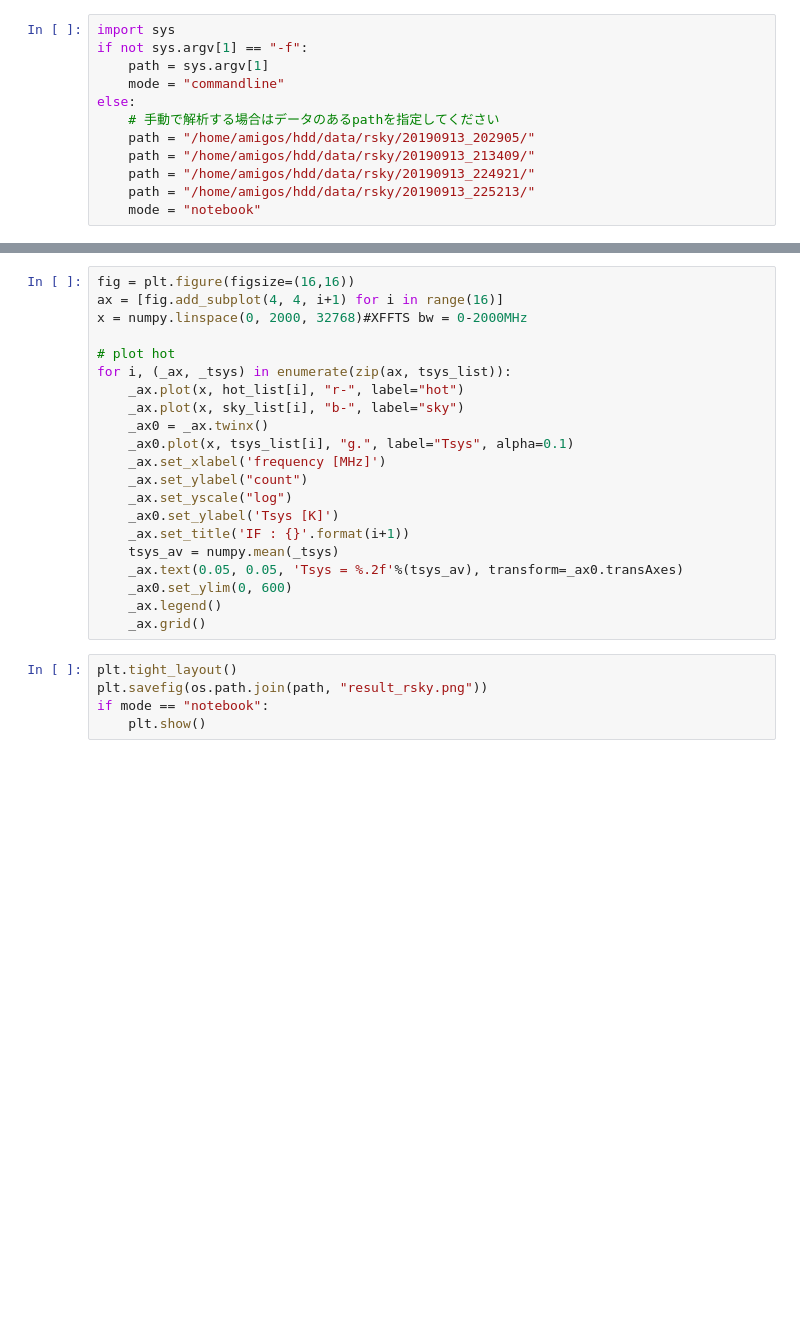
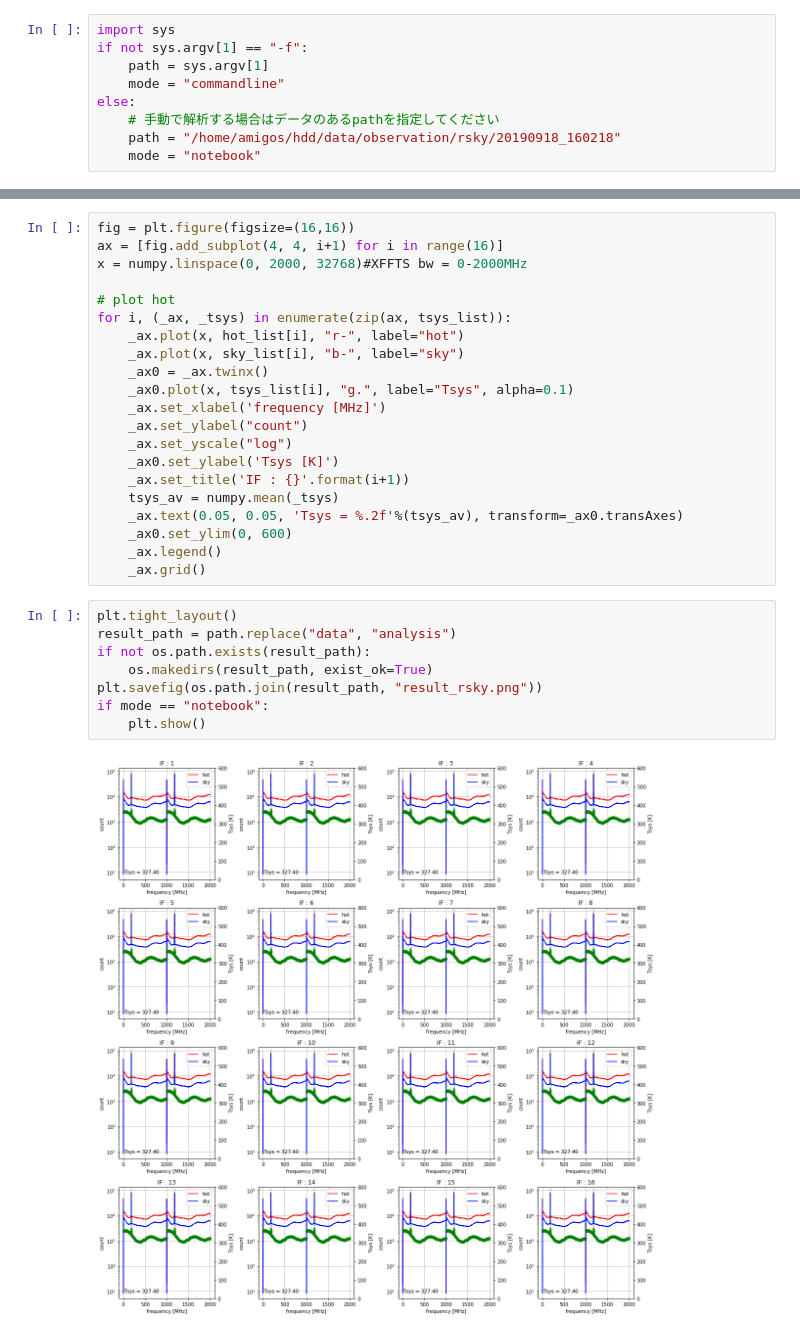
Before and after one commit to nanten2/analy_n2data, a Jupyter notebook: notebook/rsky.ipynb, the cells around one changed output, grey strips where cells are left out. Drawn from its saved outputs; the diff is of its cells as text; blank space fills up the shorter version.

```diff
--- a/notebook/rsky.ipynb
+++ b/notebook/rsky.ipynb
@@ -5,10 +5,7 @@ if not sys.argv[1] == "-f":
     mode = "commandline"
 else:
     # 手動で解析する場合はデータのあるpathを指定してください
-    path = "/home/amigos/hdd/data/rsky/20190913_202905/"
-    path = "/home/amigos/hdd/data/rsky/20190913_213409/"
-    path = "/home/amigos/hdd/data/rsky/20190913_224921/"
-    path = "/home/amigos/hdd/data/rsky/20190913_225213/"
+    path = "/home/amigos/hdd/data/observation/rsky/20190918_160218"
     mode = "notebook"
 # %%
 import necstdb
@@ -124,6 +121,11 @@ for i, (_ax, _tsys) in enumerate(zip(ax, tsys_list)):
     _ax.grid()
 # %%
 plt.tight_layout()
-plt.savefig(os.path.join(path, "result_rsky.png"))
+result_path = path.replace("data", "analysis")
+if not os.path.exists(result_path):
+    os.makedirs(result_path, exist_ok=True)
+plt.savefig(os.path.join(result_path, "result_rsky.png"))
 if mode == "notebook":
     plt.show()
+# %% [output]
+[figure, added]
```
Also changed, not shown: parts of 1 cell of this notebook, 2 other files.
